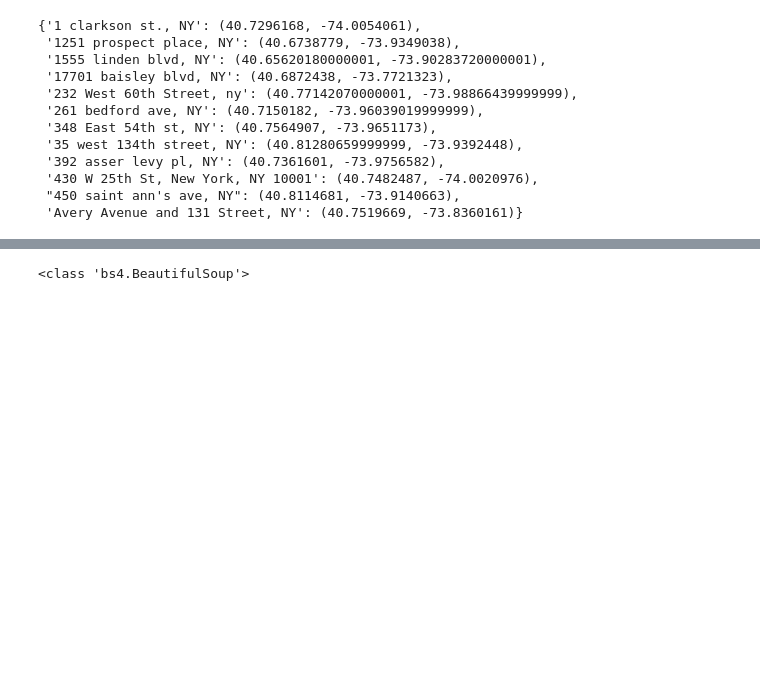
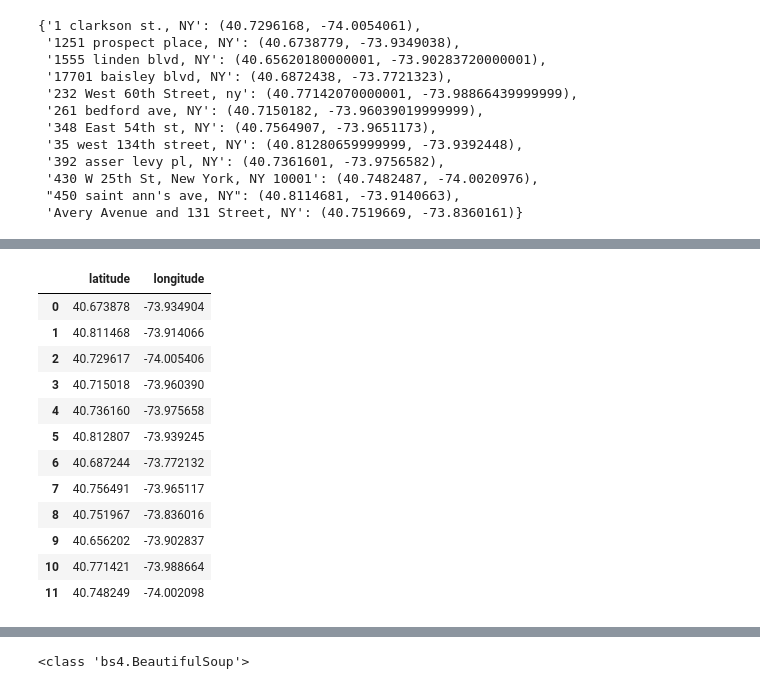
Before and after one commit to stephgline/NYClapfinder, a Jupyter notebook: 4.11.16.pool_project.ipynb, the cells around one changed output, grey strips where cells are left out. Cells and saved outputs as stored; diff of their text form; code cells hidden in the pictures; blank space fills up the shorter version.

```diff
--- a/4.11.16.pool_project.ipynb
+++ b/4.11.16.pool_project.ipynb
@@ -76,0 +140,16 @@ pickle.dump( poolcoord, open("coordinates_of_pools.p", "wb" ) )
+# %%
+dflat
+# %% [output]
+|  | latitude | longitude |
+| 0 | 40.673878 | -73.934904 |
+| 1 | 40.811468 | -73.914066 |
+| 2 | 40.729617 | -74.005406 |
+| 3 | 40.715018 | -73.960390 |
+| 4 | 40.736160 | -73.975658 |
+| 5 | 40.812807 | -73.939245 |
+| 6 | 40.687244 | -73.772132 |
+| 7 | 40.756491 | -73.965117 |
+| 8 | 40.751967 | -73.836016 |
+| 9 | 40.656202 | -73.902837 |
+| 10 | 40.771421 | -73.988664 |
+| 11 | 40.748249 | -74.002098 |
```
Also changed, not shown: parts of 17 cells of this notebook.
